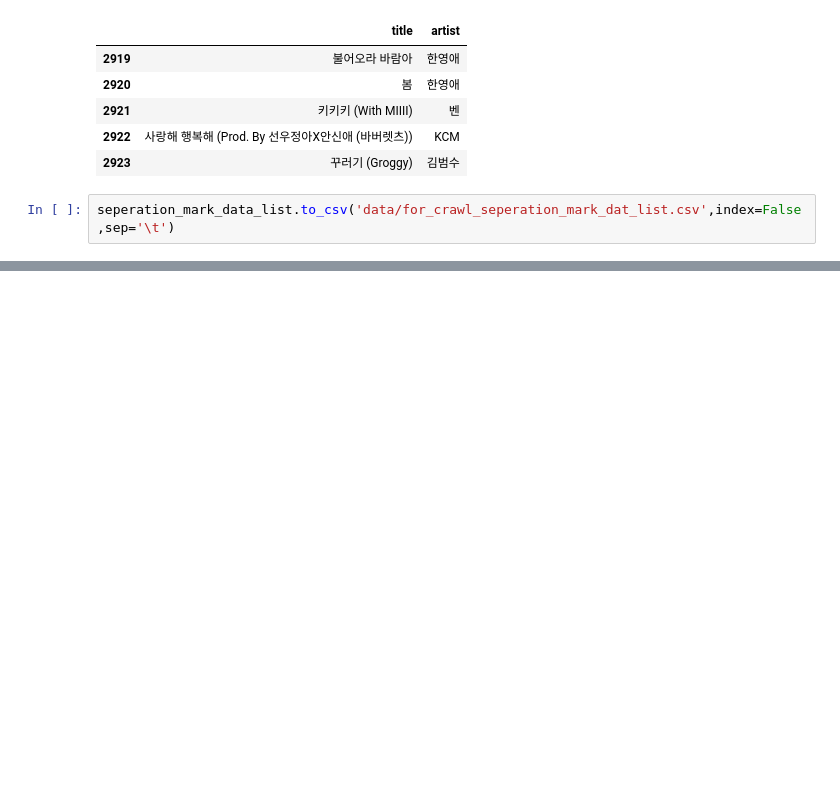
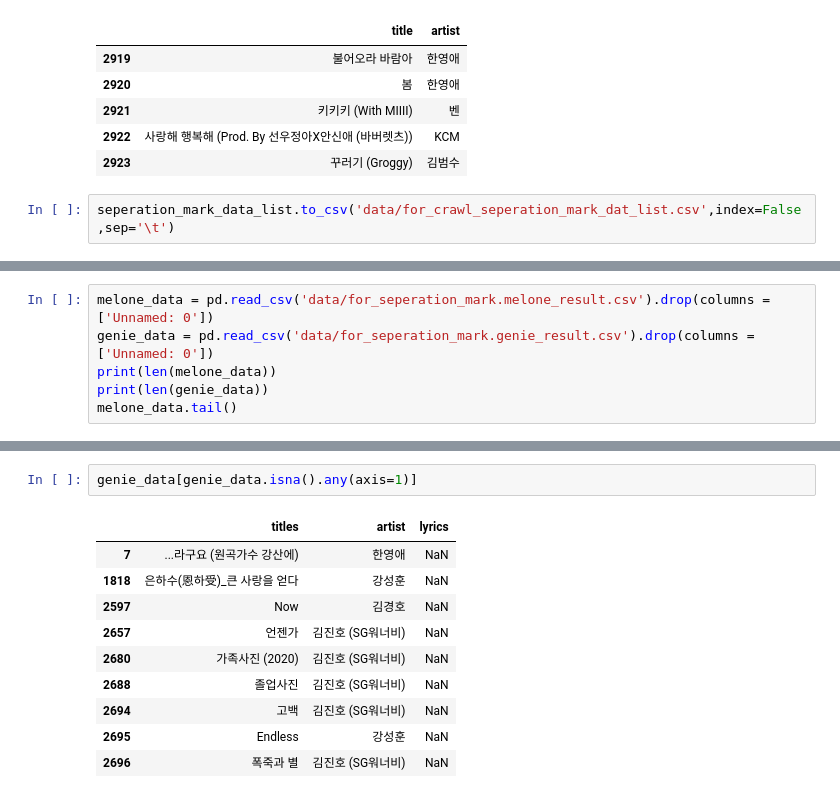
Before and after one commit to Ldoun/DeepSinger, a Jupyter notebook: data_crawling/data_preprocessing.ipynb, the cells around one changed output, grey strips where cells are left out. Cells and saved outputs as stored; diff of their text form; blank space fills up the shorter version.

Commit message:
melon code code update

```diff
--- a/data_crawling/data_preprocessing.ipynb
+++ b/data_crawling/data_preprocessing.ipynb
@@ -644,0 +649,6 @@ seperation_mark_data_list.to_csv('data/for_crawl_seperation_mark_dat_list.csv',i
+# %%
+melone_data = pd.read_csv('data/for_seperation_mark.melone_result.csv').drop(columns = ['Unnamed: 0'])
+genie_data = pd.read_csv('data/for_seperation_mark.genie_result.csv').drop(columns = ['Unnamed: 0'])
+print(len(melone_data))
+print(len(genie_data))
+melone_data.tail()
@@ -644,0 +682,13 @@ seperation_mark_data_list.to_csv('data/for_crawl_seperation_mark_dat_list.csv',i
+# %%
+genie_data[genie_data.isna().any(axis=1)]
+# %% [output]
+|  | titles | artist | lyrics |
+| 7 | ...라구요 (원곡가수 강산에) | 한영애 | NaN |
+| 1818 | 은하수(恩하受)_큰 사랑을 얻다 | 강성훈 | NaN |
+| 2597 | Now | 김경호 | NaN |
+| 2657 | 언젠가 | 김진호 (SG워너비) | NaN |
+| 2680 | 가족사진 (2020) | 김진호 (SG워너비) | NaN |
+| 2688 | 졸업사진 | 김진호 (SG워너비) | NaN |
+| 2694 | 고백 | 김진호 (SG워너비) | NaN |
+| 2695 | Endless | 강성훈 | NaN |
+| 2696 | 폭죽과 별 | 김진호 (SG워너비) | NaN |
```
Also changed, not shown: parts of 15 cells of this notebook, 1 other file.
